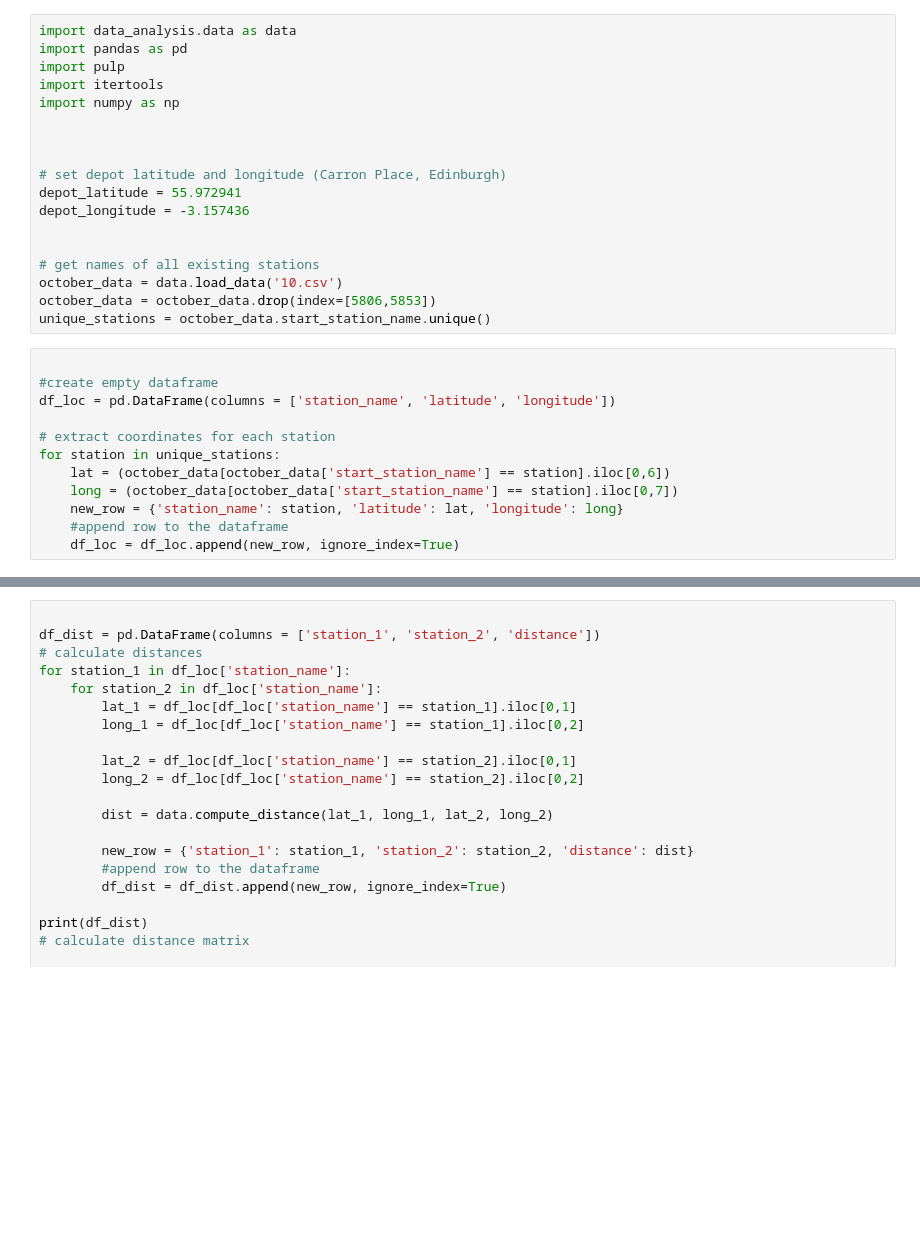
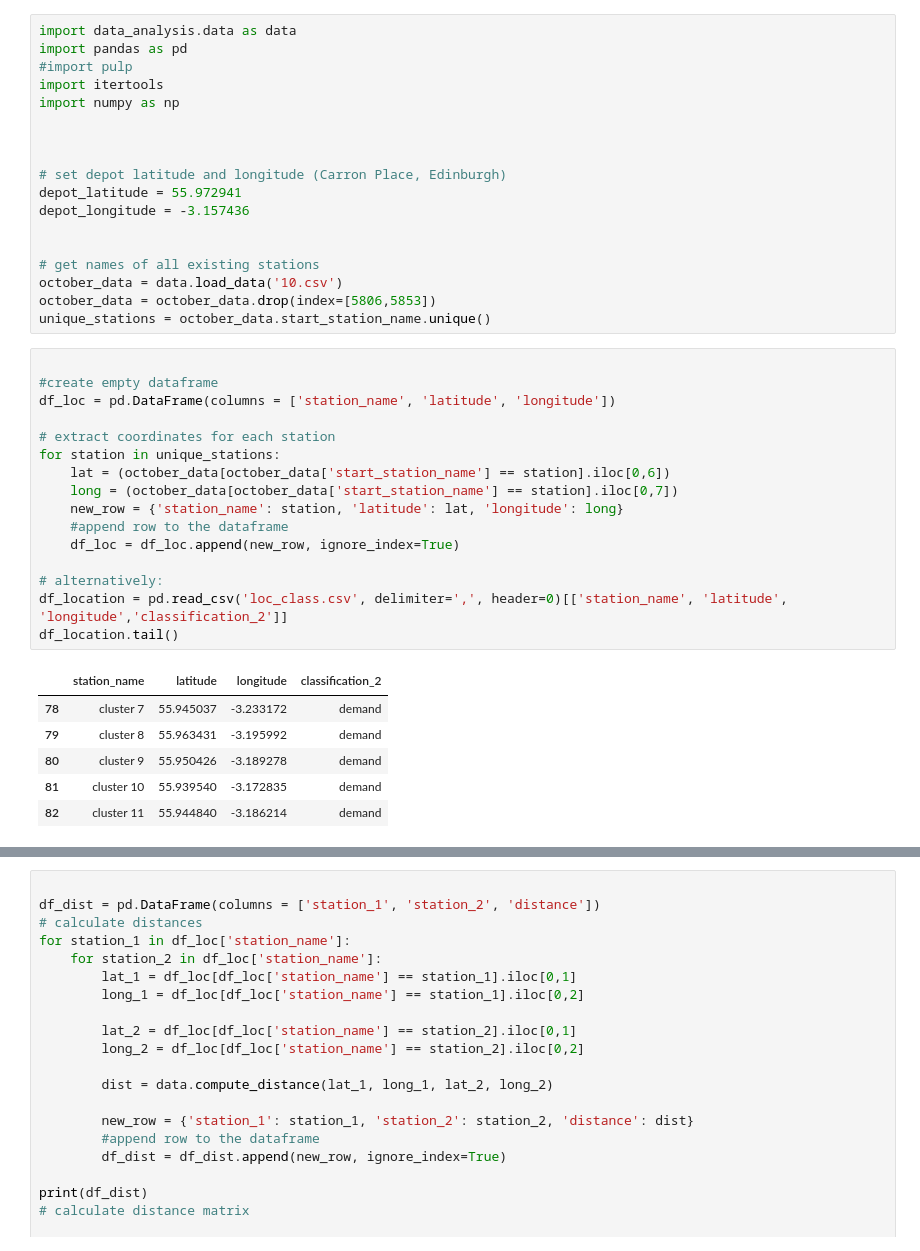
Before and after one commit to NikolasHe/MMCS_Project, a Jupyter notebook: optimization model.ipynb, the cells around one changed output, grey strips where cells are left out. Drawn from its saved outputs; the diff is of its cells as text; blank space fills up the shorter version.

Commit message:
save location dataframe

```diff
--- a/optimization model.ipynb
+++ b/optimization model.ipynb
@@ -1,7 +1,7 @@
 # %%
 import data_analysis.data as data
 import pandas as pd
-import pulp
+#import pulp
 import itertools
 import numpy as np
 
@@ -19,13 +19,24 @@ unique_stations = october_data.start_station_name.unique()
 # %%
 
 #create empty dataframe
 df_loc = pd.DataFrame(columns = ['station_name', 'latitude', 'longitude'])
 
 # extract coordinates for each station
 for station in unique_stations:
     lat = (october_data[october_data['start_station_name'] == station].iloc[0,6])
     long = (october_data[october_data['start_station_name'] == station].iloc[0,7])
     new_row = {'station_name': station, 'latitude': lat, 'longitude': long}
     #append row to the dataframe
     df_loc = df_loc.append(new_row, ignore_index=True)
+
+# alternatively:
+df_location = pd.read_csv('loc_class.csv', delimiter=',', header=0)[['station_name', 'latitude', 'longitude','classification_2']]
+df_location.tail()
+# %% [output]
+|  | station_name | latitude | longitude | classification_2 |
+| 78 | cluster 7 | 55.945037 | -3.233172 | demand |
+| 79 | cluster 8 | 55.963431 | -3.195992 | demand |
+| 80 | cluster 9 | 55.950426 | -3.189278 | demand |
+| 81 | cluster 10 | 55.939540 | -3.172835 | demand |
+| 82 | cluster 11 | 55.944840 | -3.186214 | demand |
 # %%
```
Also changed, not shown: parts of 2 cells of this notebook, 2 other files.
